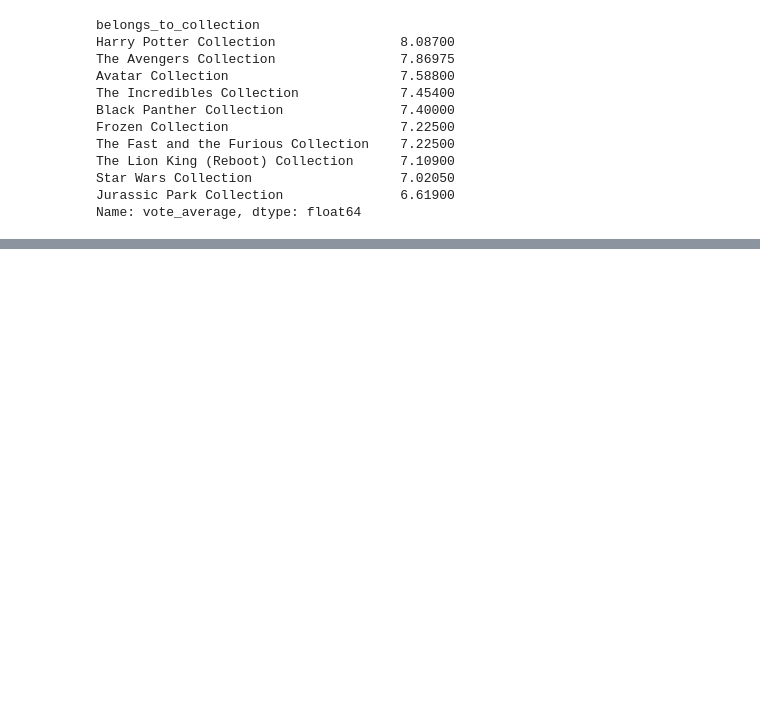
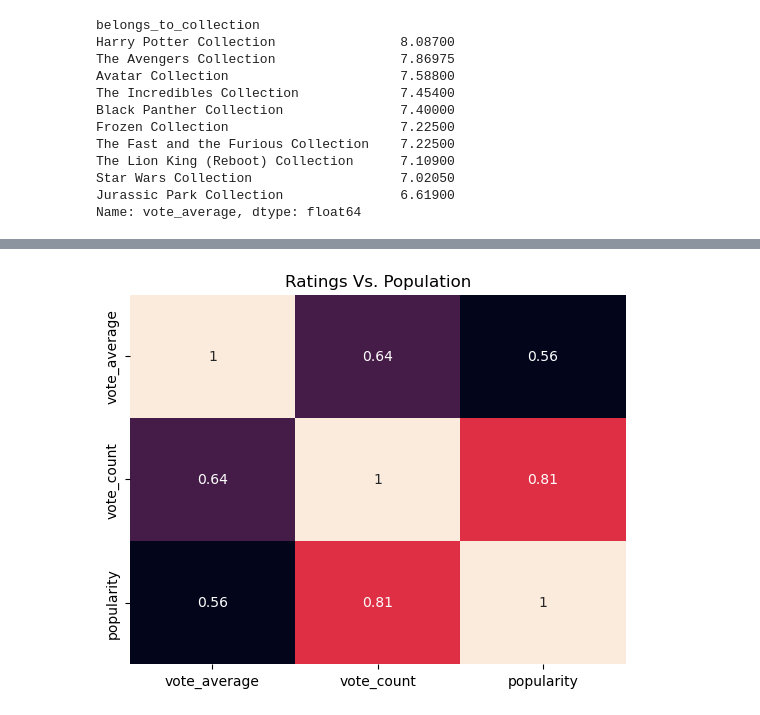
Before and after one commit to Ransaddic/TMDB-Movie-Data-Analysis-using-Pandas-and-APIs, a Jupyter notebook: notebooks/data_analysis.ipynb, the cells around one changed output, grey strips where cells are left out. Cells and saved outputs as stored; diff of their text form; code cells hidden in the pictures; blank space fills up the shorter version.

```diff
--- a/notebooks/data_analysis.ipynb
+++ b/notebooks/data_analysis.ipynb
@@ -266,3 +307,13 @@ sns.boxplot(x='genres', y='roi', data=df, palette='viridis')
+# %%
+# Ratings Vs. Popularity
+ax=sns.heatmap(
+    df[['vote_average','vote_count','popularity']].corr(),
+    annot=True,
+    cbar=False,
+    )
+ax.set(title= "Ratings Vs. Population");
+# %% [output]
+[figure, added]
 # %% [markdown]
 ## Key Findings
 ### Best & Worst Performing Movies
```
Also changed, not shown: parts of 8 cells of this notebook, 2 other files.
